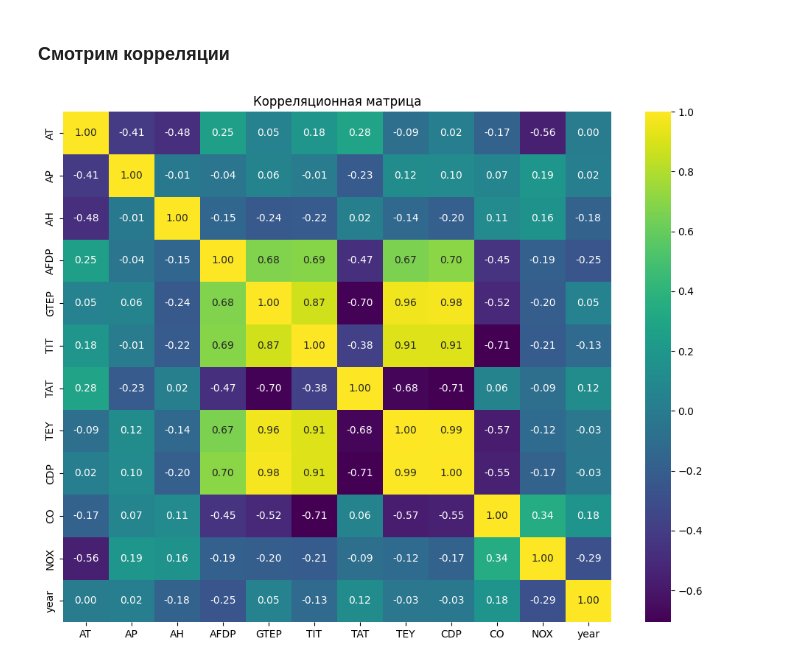
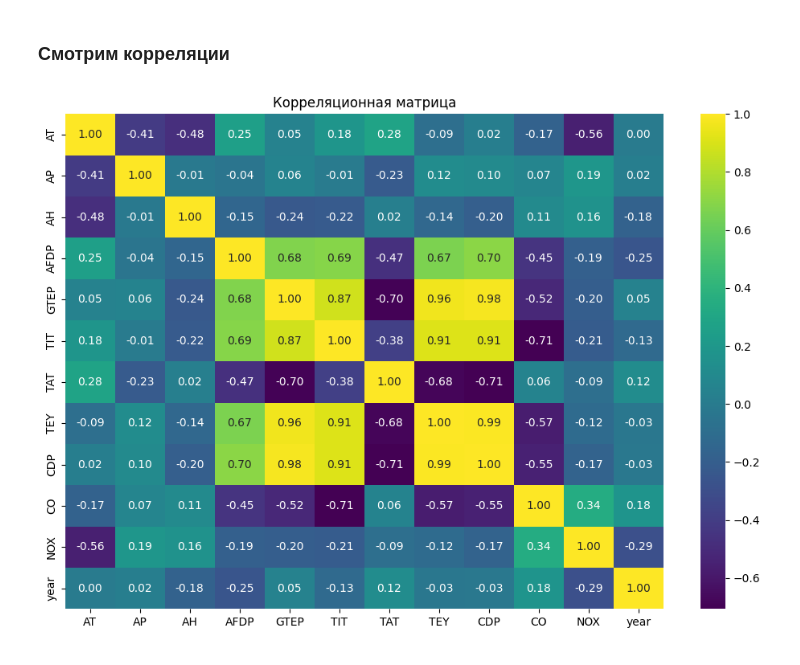
Before and after one commit to lezzzl/ab_tests, a Jupyter notebook: part_2.ipynb, the cells around one changed output. Saved outputs shown, nothing was run; the diff lists cells and outputs as text; code cells hidden in the pictures.

```diff
--- a/part_2.ipynb
+++ b/part_2.ipynb
@@ -372,10 +372,10 @@ Name: AFDP, dtype: float64
 # %%
 corr = data.corr()
 
-plt.figure(figsize=(12, 9))
+plt.figure(figsize=(12, 8))
 sns.heatmap(corr, annot=True, fmt='.2f', cmap='viridis')
 plt.title('Корреляционная матрица')
 plt.show()
 # %% [output]
-[figure, old version]
+[figure, new version]
 # %%
```
Also changed, not shown: parts of 3 cells of this notebook.
